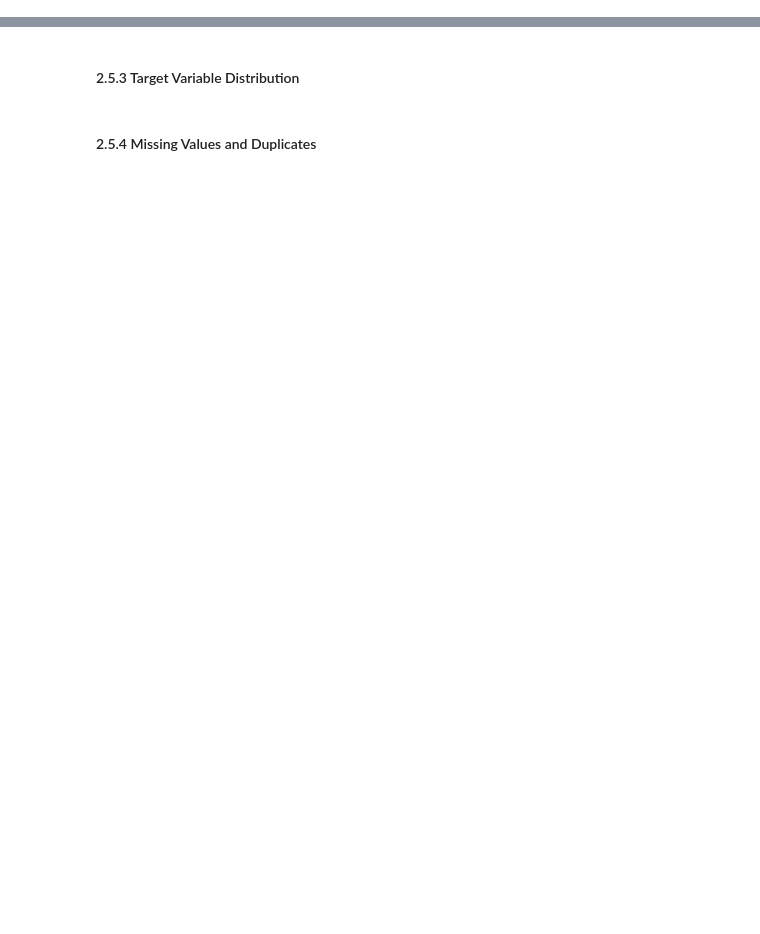
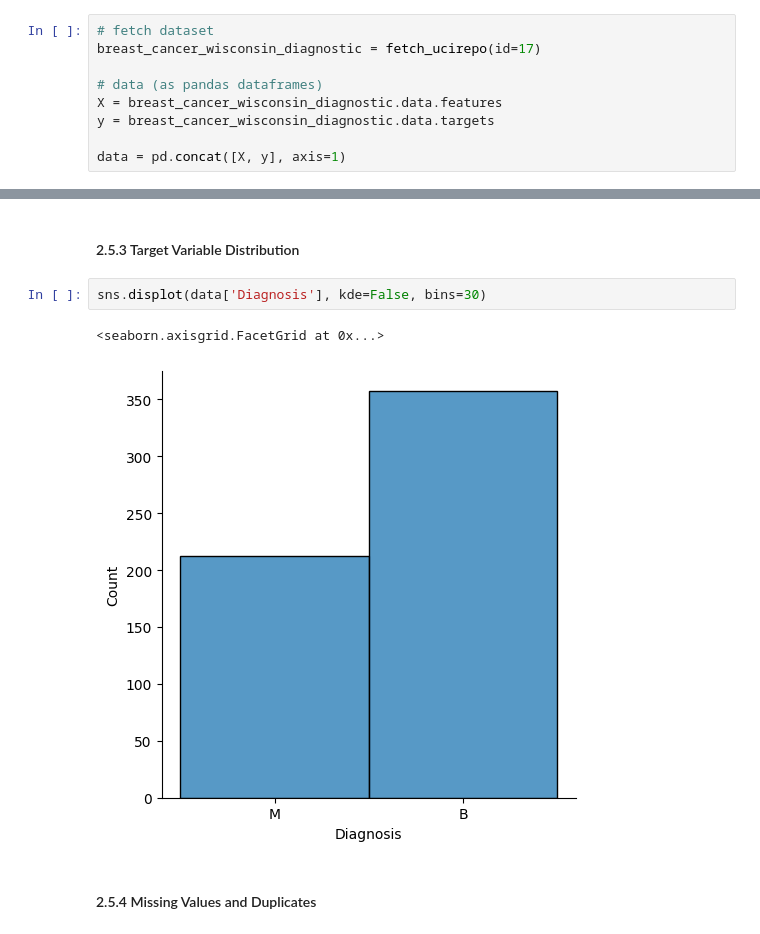
Before and after one commit to khadija-bessais/Esprit-ProjetMLA-4DASI15-2627-TheMentalists, a Jupyter notebook: ANN_Breast_Cancer_Classification/notebooks/ANN_Breast_Cancer0.ipynb, the cells around one changed output, grey strips where cells are left out. Saved outputs shown, nothing was run; the diff lists cells and outputs as text; blank space fills up the shorter version.

Commit message:
finished exploring data

```diff
--- a/ANN_Breast_Cancer_Classification/notebooks/ANN_Breast_Cancer0.ipynb
+++ b/ANN_Breast_Cancer_Classification/notebooks/ANN_Breast_Cancer0.ipynb
@@ -42,4 +91,13 @@ Reproduire le modèle ANN optimisé par la méthode Taguchi proposé dans l'arti
 # %% [markdown]
 ### 2.3 Data Acquisition
+# %%
+# fetch dataset
+breast_cancer_wisconsin_diagnostic = fetch_ucirepo(id=17)
+
+# data (as pandas dataframes)
+X = breast_cancer_wisconsin_diagnostic.data.features
+y = breast_cancer_wisconsin_diagnostic.data.targets
+
+data = pd.concat([X, y], axis=1)
 # %% [markdown]
 ### 2.4 Dataset Structure
@@ -52,4 +144,9 @@ Reproduire le modèle ANN optimisé par la méthode Taguchi proposé dans l'arti
 # %% [markdown]
 #### 2.5.3 Target Variable Distribution
+# %%
+sns.displot(data['Diagnosis'], kde=False, bins=30)
+# %% [output]
+<seaborn.axisgrid.FacetGrid at 0x...>
+[figure, added]
 # %% [markdown]
 #### 2.5.4 Missing Values and Duplicates
```
Also changed, not shown: parts of 23 cells of this notebook.
